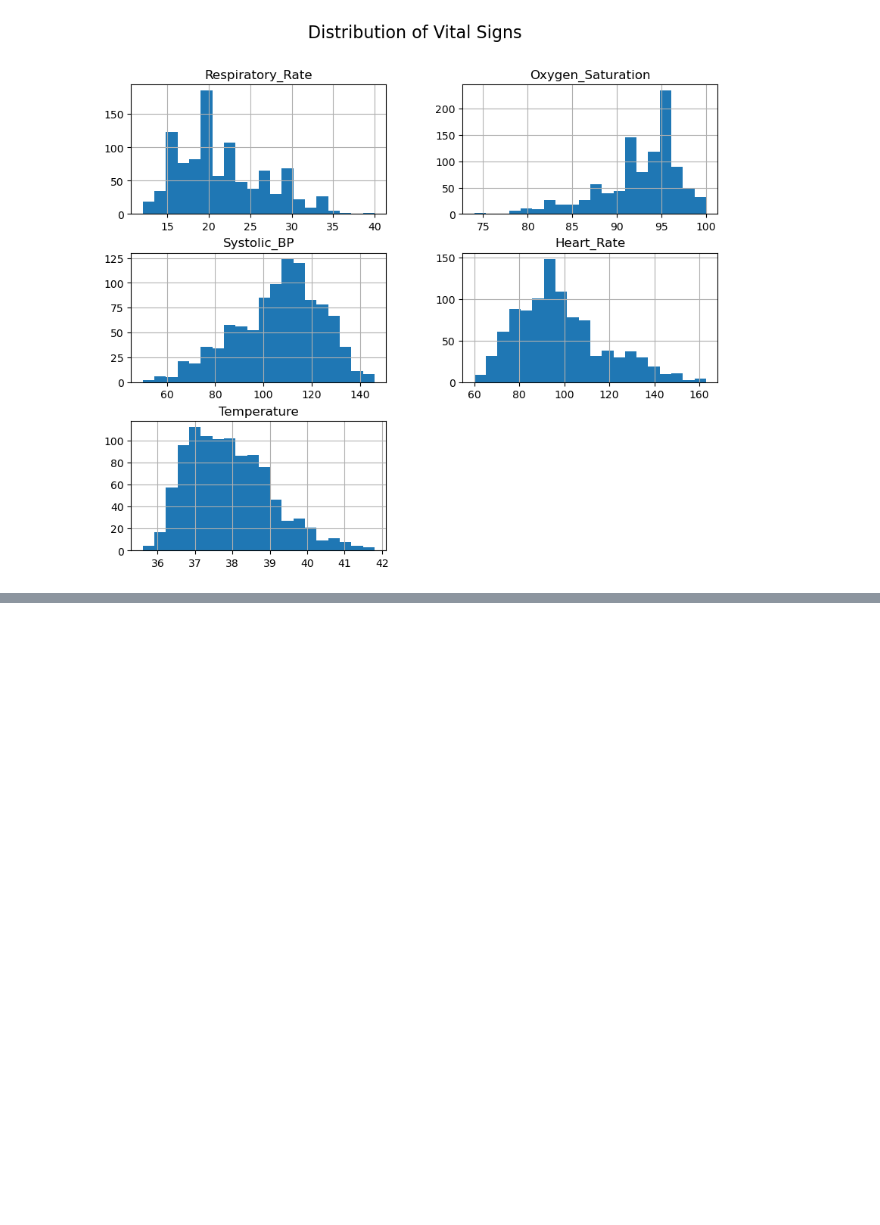
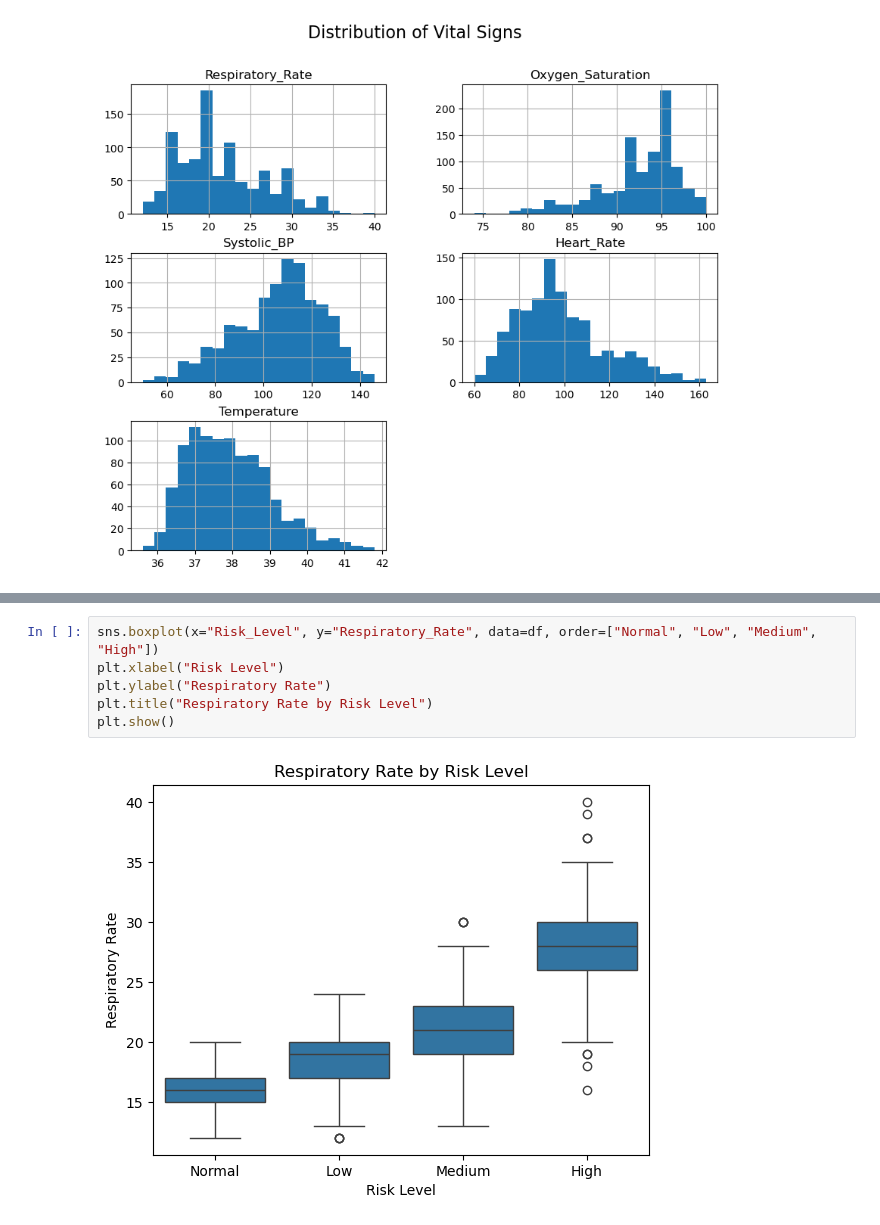
Before and after one commit to atan333/cmsc320-group-proj, a Jupyter notebook: preprocessing_checkpoint2.ipynb, the cells around one changed output, grey strips where cells are left out. Saved outputs shown, nothing was run; the diff lists cells and outputs as text; blank space fills up the shorter version.

```diff
--- a/preprocessing_checkpoint2.ipynb
+++ b/preprocessing_checkpoint2.ipynb
@@ -62,0 +85,8 @@ plt.show()
+# %%
+sns.boxplot(x="Risk_Level", y="Respiratory_Rate", data=df, order=["Normal", "Low", "Medium", "High"])
+plt.xlabel("Risk Level")
+plt.ylabel("Respiratory Rate")
+plt.title("Respiratory Rate by Risk Level")
+plt.show()
+# %% [output]
+[figure, added]
```
Also changed, not shown: parts of 4 cells of this notebook.
